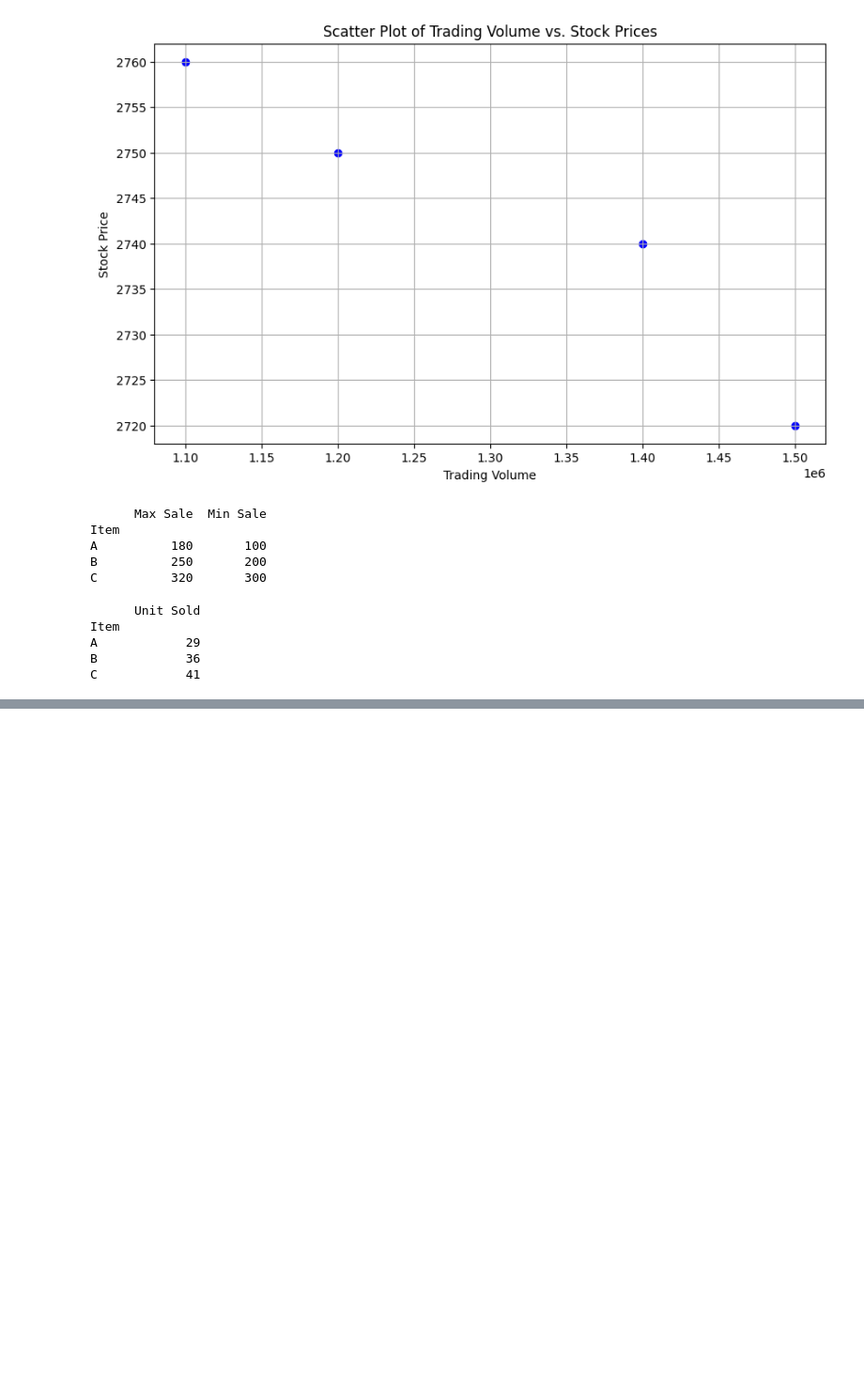
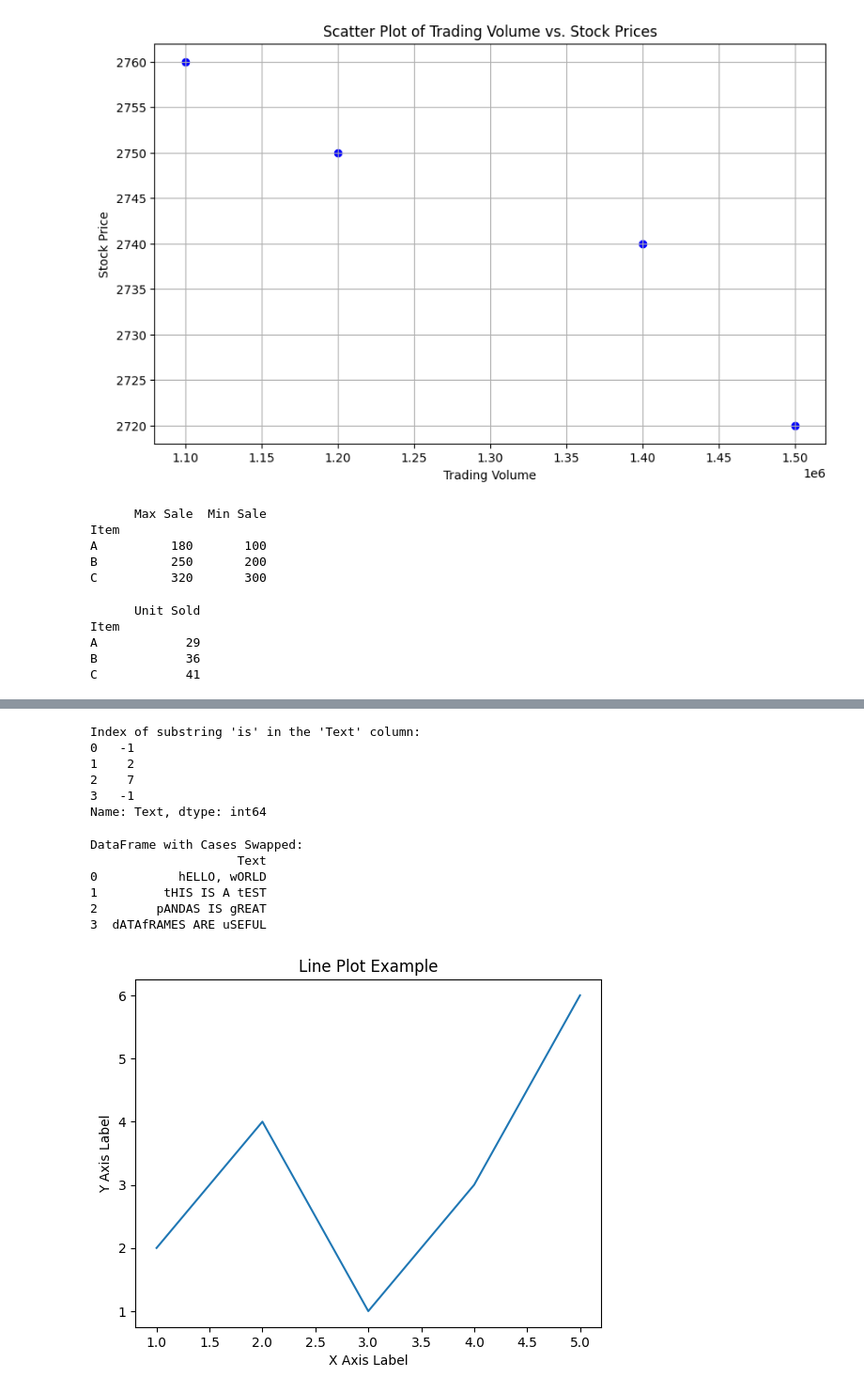
Before and after one commit to bharathwajks26/Programs, a Jupyter notebook: 192124033_QPDS.ipynb, the cells around one changed output, grey strips where cells are left out. Shown: that part at 94% size. Saved outputs shown, nothing was run; the diff lists cells and outputs as text; code cells hidden in the pictures; blank space fills up the shorter version.

```diff
--- a/192124033_QPDS.ipynb
+++ b/192124033_QPDS.ipynb
@@ -282,0 +582,76 @@ C            41
+# %%
+#20. Write a Pandas program to find the index of a given substring of a DataFrame column.
+import pandas as pd
+
+# Sample data for illustration
+data = {
+    'Text': ['Hello, world', 'This is a test', 'Pandas is great', 'DataFrames are useful']
+}
+
+# Create a DataFrame
+df = pd.DataFrame(data)
+
+# Find the index of the substring 'is' in the 'Text' column
+substring = 'is'
+result = df['Text'].str.find(substring)
+
+# Display the result
+print("Index of substring 'is' in the 'Text' column:")
+print(result)
+# %% [output]
+Index of substring 'is' in the 'Text' column:
+0   -1
+1    2
+2    7
+3   -1
+Name: Text, dtype: int64
+# %%
+#21. Write a Pandas program to swap the cases of a specified character column in a given DataFrame.
+import pandas as pd
+
+# Sample data for illustration
+data = {
+    'Text': ['Hello, World', 'This is a Test', 'Pandas is Great', 'DataFrames are Useful']
+}
+
+# Create a DataFrame
+df = pd.DataFrame(data)
+
+# Specify the column to swap cases
+column_to_swap = 'Text'
+
+# Swap the cases in the specified column
+df[column_to_swap] = df[column_to_swap].str.swapcase()
+
+# Display the updated DataFrame
+print("DataFrame with Cases Swapped:")
+print(df)
+# %% [output]
+DataFrame with Cases Swapped:
+                    Text
+0           hELLO, wORLD
+1         tHIS IS A tEST
+2        pANDAS IS gREAT
+3  dATAfRAMES ARE uSEFUL
+# %%
+#22.Write a Python program to draw a line with suitable label in the x axis, y axis and a title.
+import matplotlib.pyplot as plt
+
+# Sample data
+x = [1, 2, 3, 4, 5]
+y = [2, 4, 1, 3, 6]
+
+# Create a line plot
+plt.plot(x, y)
+
+# Add labels for x and y axes
+plt.xlabel("X Axis Label")
+plt.ylabel("Y Axis Label")
+
+# Add a title
+plt.title("Line Plot Example")
+
+# Display the plot
+plt.show()
+# %% [output]
+[figure, added]
```
Also changed, not shown: parts of 29 cells of this notebook.
